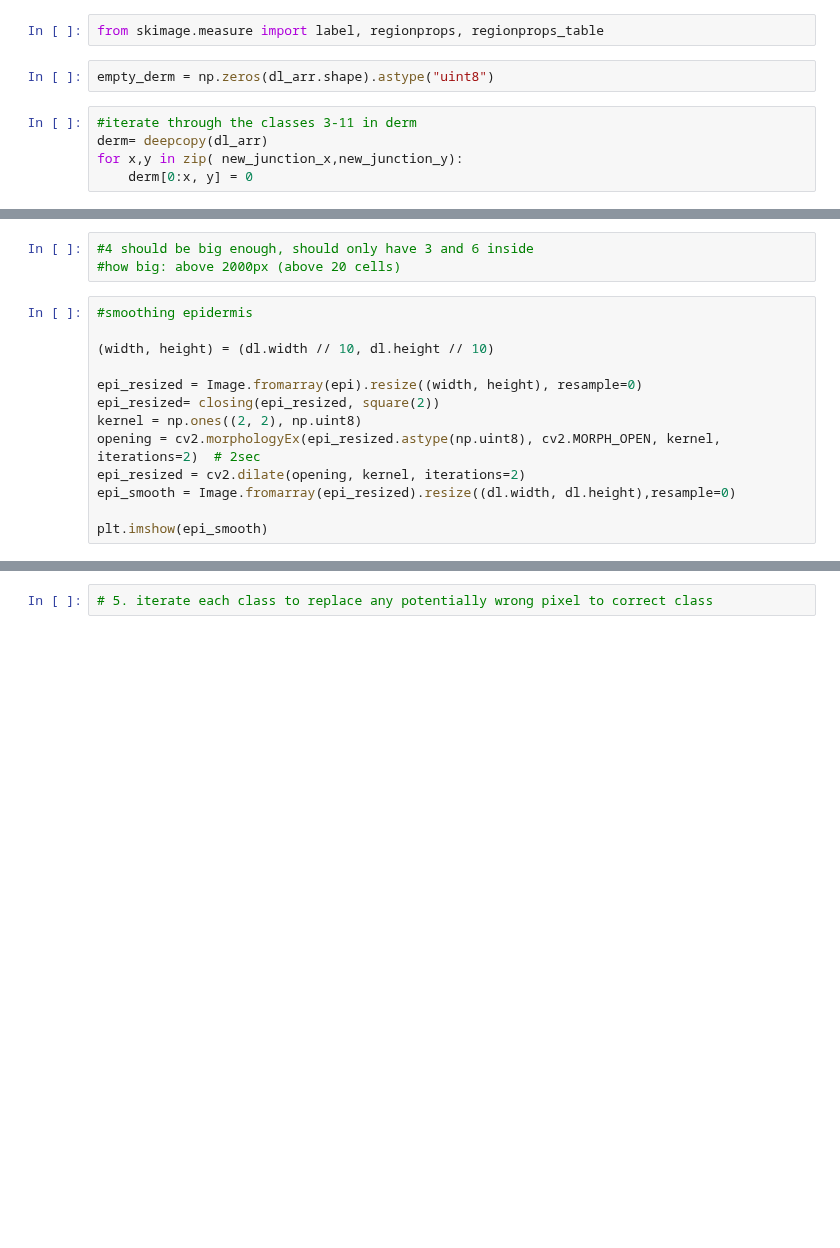
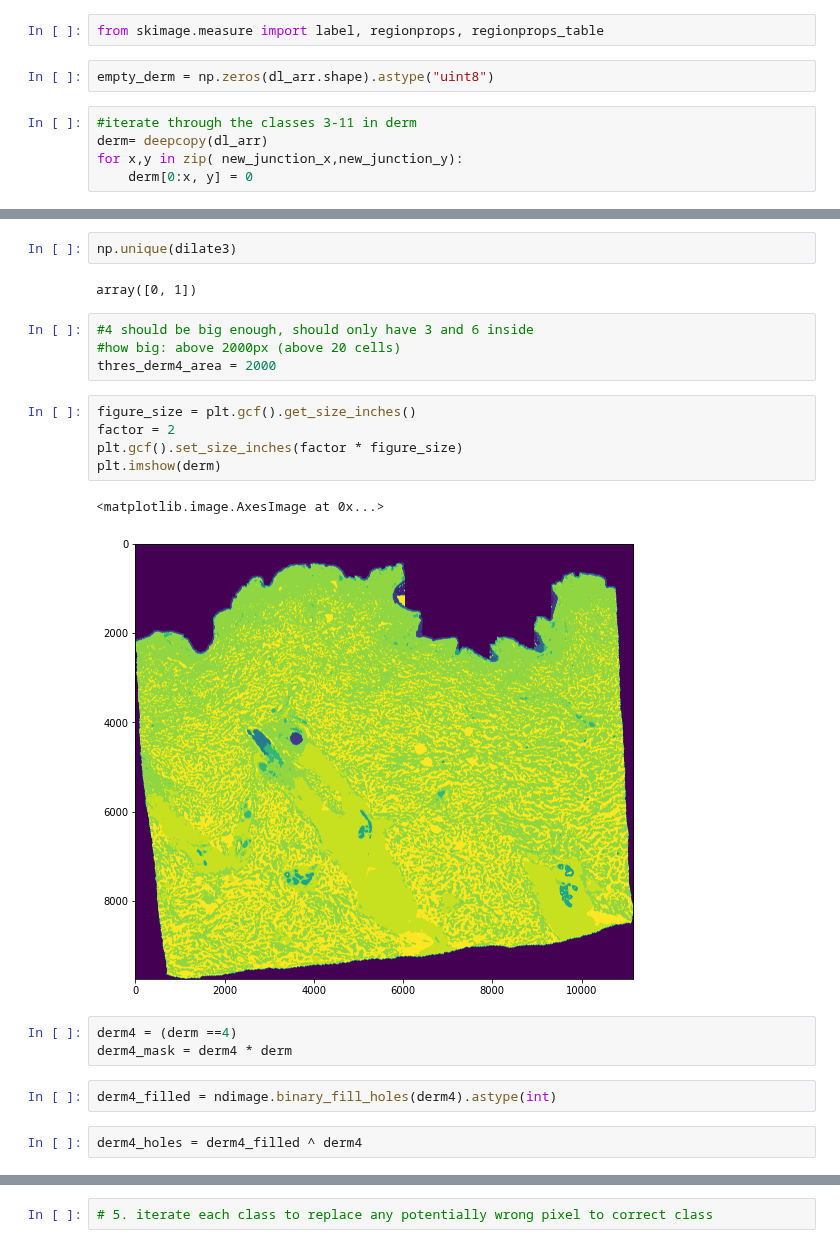
Before and after one commit to Wirtz-Lab/wsi_analysis, a Jupyter notebook: ashley/active/dl2epindermdl.ipynb, the cells around one changed output, grey strips where cells are left out. Saved outputs shown, nothing was run; the diff lists cells and outputs as text; blank space fills up the shorter version.

```diff
--- a/ashley/active/dl2epindermdl.ipynb
+++ b/ashley/active/dl2epindermdl.ipynb
@@ -159,16 +174,23 @@ empty_derm[derm3 == 1] = 3
+# %%
+np.unique(dilate3)
+# %% [output]
+array([0, 1])
 # %%
 #4 should be big enough, should only have 3 and 6 inside
 #how big: above 2000px (above 20 cells)
+thres_derm4_area = 2000
-# %%
-#smoothing epidermis
-
-(width, height) = (dl.width // 10, dl.height // 10)
-
-epi_resized = Image.fromarray(epi).resize((width, height), resample=0)
-epi_resized= closing(epi_resized, square(2))
-kernel = np.ones((2, 2), np.uint8)
-opening = cv2.morphologyEx(epi_resized.astype(np.uint8), cv2.MORPH_OPEN, kernel, iterations=2)  # 2sec
-epi_resized = cv2.dilate(opening, kernel, iterations=2)
-epi_smooth = Image.fromarray(epi_resized).resize((dl.width, dl.height),resample=0)
-
-plt.imshow(epi_smooth)
+# %%
+figure_size = plt.gcf().get_size_inches()
+factor = 2
+plt.gcf().set_size_inches(factor * figure_size)
+plt.imshow(derm)
+# %% [output]
+<matplotlib.image.AxesImage at 0x...>
+[figure, added]
+# %%
+derm4 = (derm ==4)
+derm4_mask = derm4 * derm
+# %%
+derm4_filled = ndimage.binary_fill_holes(derm4).astype(int)
+# %%
+derm4_holes = derm4_filled ^ derm4
```
Also changed, not shown: parts of 7 cells of this notebook.
